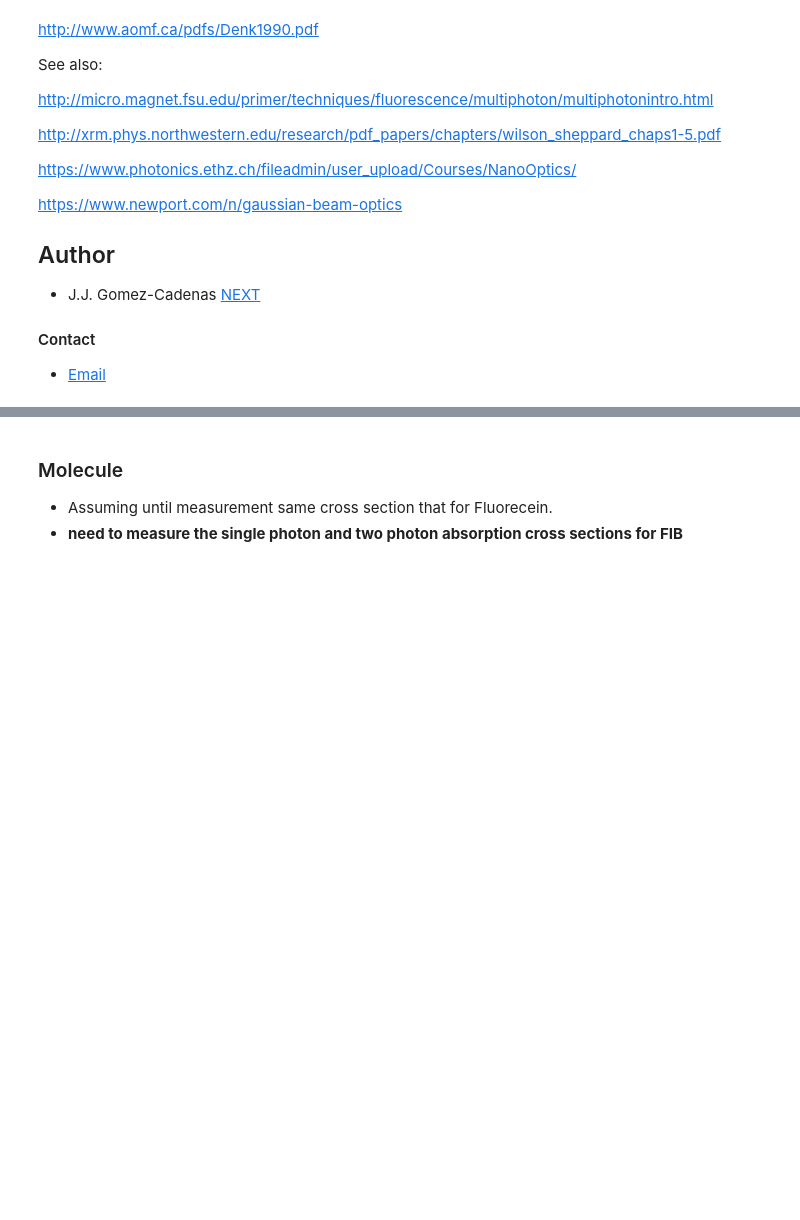
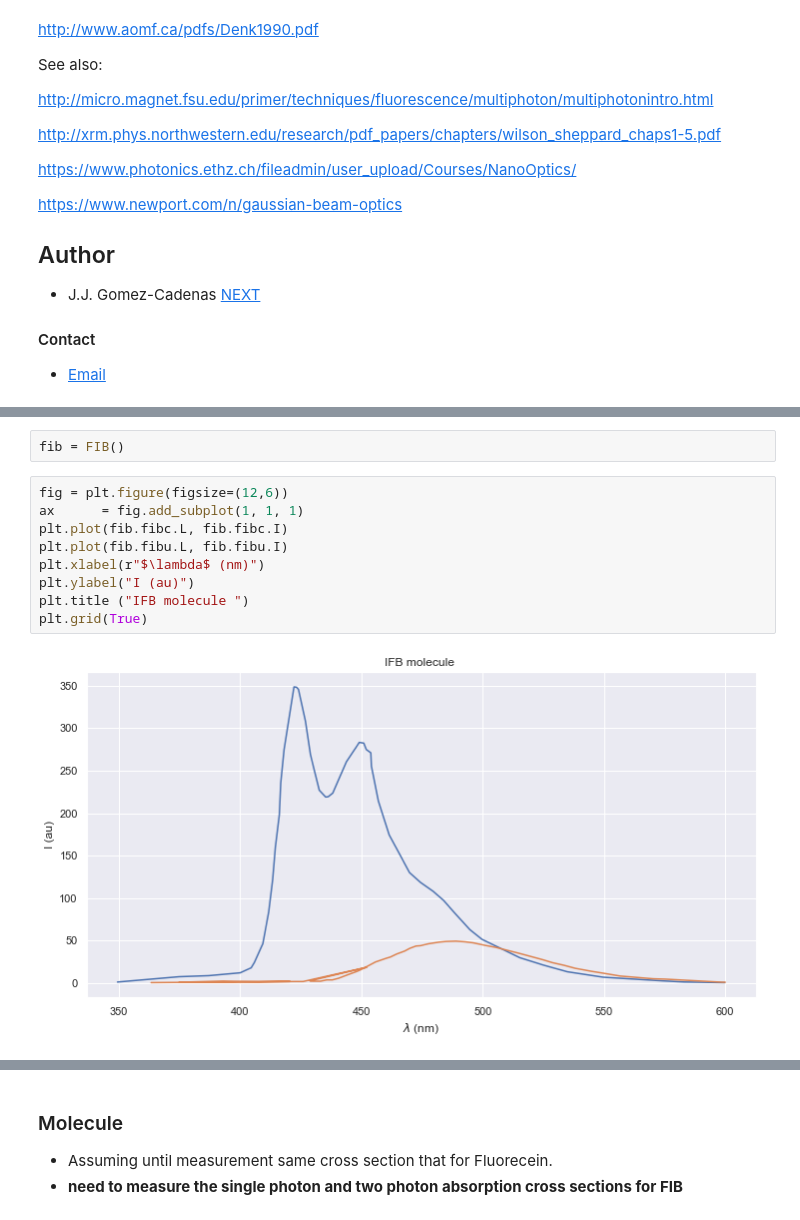
Before and after one commit to franmon/sabatnb, a Jupyter notebook: TwoPhotonML.ipynb, the cells around one changed output, grey strips where cells are left out. Cells and saved outputs as stored; diff of their text form; blank space fills up the shorter version.

```diff
--- a/TwoPhotonML.ipynb
+++ b/TwoPhotonML.ipynb
@@ -85,0 +98,13 @@ https://www.newport.com/n/gaussian-beam-optics
+# %%
+fib = FIB()
+# %%
+fig = plt.figure(figsize=(12,6))
+ax      = fig.add_subplot(1, 1, 1)
+plt.plot(fib.fibc.L, fib.fibc.I)
+plt.plot(fib.fibu.L, fib.fibu.I)
+plt.xlabel(r"$\lambda$ (nm)")
+plt.ylabel("I (au)")
+plt.title ("IFB molecule ")
+plt.grid(True)
+# %% [output]
+[figure, added]
```
Also changed, not shown: parts of 43 cells of this notebook, 7 other files.
